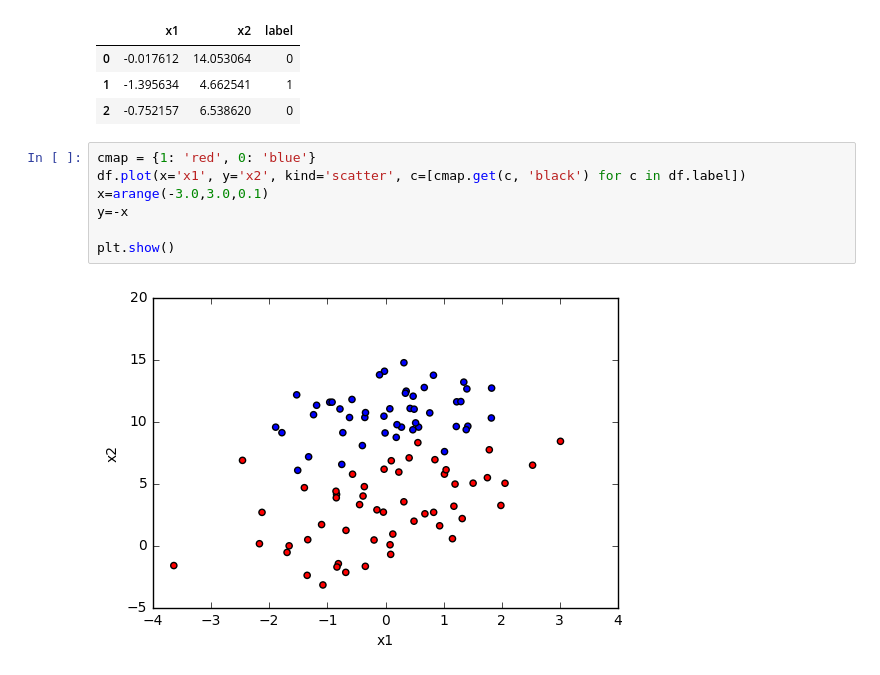
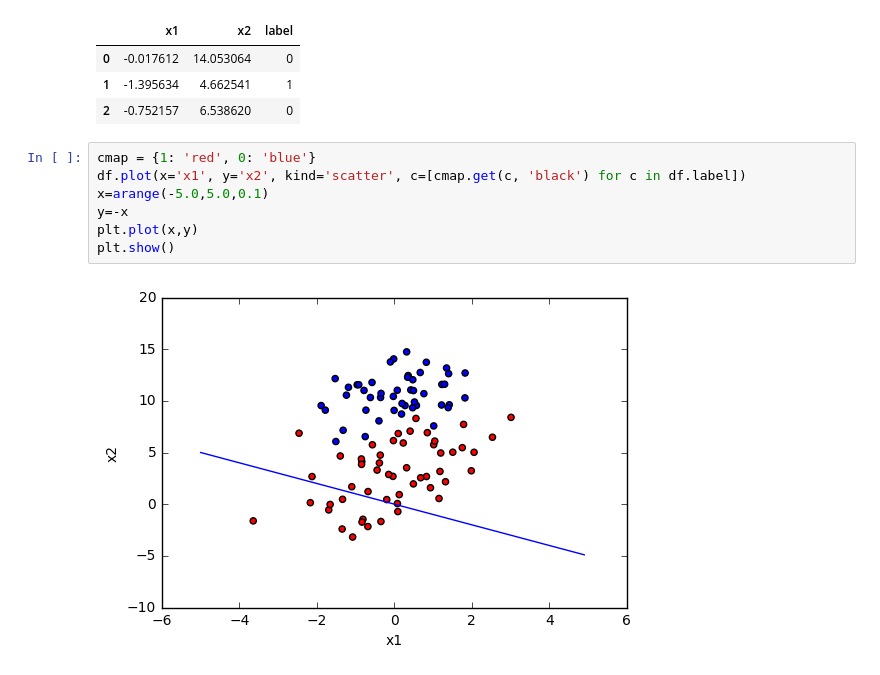
Before and after one commit to HongHuangNeu/Machine-Learning-Notes, a Jupyter notebook: LogisticRegression/LogisticRegression.ipynb, the cells around one changed output. Drawn from its saved outputs; the diff is of its cells as text.

```diff
--- a/LogisticRegression/LogisticRegression.ipynb
+++ b/LogisticRegression/LogisticRegression.ipynb
@@ -15,9 +15,9 @@ df[:3]
 # %%
 cmap = {1: 'red', 0: 'blue'}
 df.plot(x='x1', y='x2', kind='scatter', c=[cmap.get(c, 'black') for c in df.label])
-x=arange(-3.0,3.0,0.1)
+x=arange(-5.0,5.0,0.1)
 y=-x
-
+plt.plot(x,y)
 plt.show()
 # %% [output]
-[figure, old version]
+[figure, new version]
```
